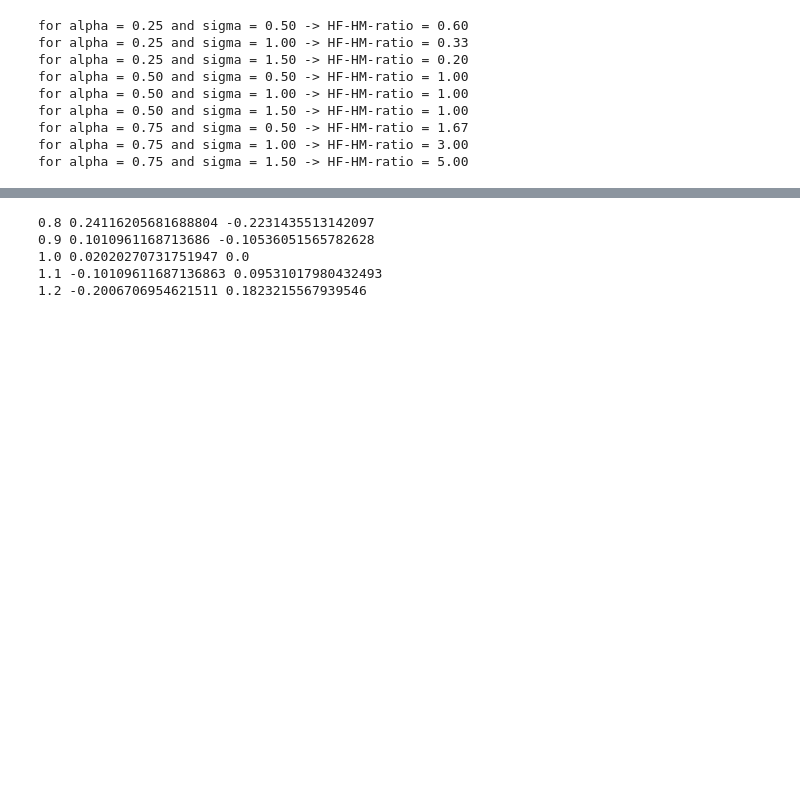
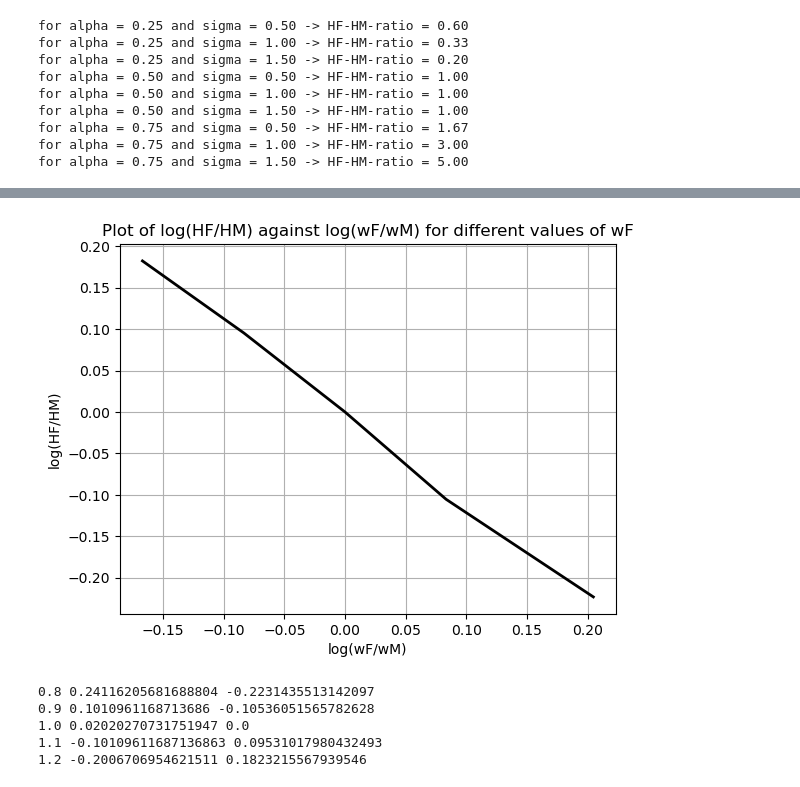
Before and after one commit to NumEconCopenhagen/projects-2023-helene-and-cecilie-class-3, a Jupyter notebook: inauguralproject/Inaugural_project_nb.ipynb, the cells around one changed output, grey strips where cells are left out. Cells and saved outputs as stored; diff of their text form; code cells hidden in the pictures; blank space fills up the shorter version.

```diff
--- a/inauguralproject/Inaugural_project_nb.ipynb
+++ b/inauguralproject/Inaugural_project_nb.ipynb
@@ -208,15 +207,3 @@ for alpha = 0.50 and sigma = 1.50 -> HF-HM-ratio = 1.00
 for alpha = 0.75 and sigma = 0.50 -> HF-HM-ratio = 1.67
 for alpha = 0.75 and sigma = 1.00 -> HF-HM-ratio = 3.00
 for alpha = 0.75 and sigma = 1.50 -> HF-HM-ratio = 5.00
-# %%
-modelB = HouseholdSpecializationModelClass()
-
-for alpha in np.linspace(0.25, 0.75, 3):
-    modelB.par.alpha = alpha
-    for sigma in np.linspace(0.5, 1.5, 3):
-        modelB.par.sigma = sigma
-        # call solve function. save solution as x
-        optimum = modelB.solve_discrete()
-        ratio = optimum.HM/optimum.HF
-        # test if attribute is present
-        print(f'for alpha = {alpha:.2f} and sigma = {sigma:.2f} -> HF-HM-ratio = {ratio:.2f}')
@@ -232,0 +212,14 @@ for alpha = 0.75 and sigma = 1.50 -> HF-HM-ratio = 0.20
+# %%
+model2 = HouseholdSpecializationModelClass()
+
+log_Hratio = []
+log_wratio =[]
+
+for wF in model2.par.wF_vec:
+    model2.par.wF = wF
+    optimum = model2.solve_discrete()
+    log_HFM = np.log(optimum.HF/optimum.HM)
+    log_Hratio = np.append(log_Hratio, log_HFM)
+    log_wF = np.log(wF/model2.par.wM)
+    log_wratio = np.append(log_wratio, log_wF)
+    print(log_Hratio, log_wratio)
@@ -233,3 +232,17 @@ for alpha = 0.75 and sigma = 1.50 -> HF-HM-ratio = 0.20
+# %%
+# create figure
+fig = plt.figure()
+# create plot
+ax = fig.add_subplot(1, 1, 1)
+ax.plot(log_Hratio, log_wratio, color='black', lw=2)
+# alterations to figure
+ax.grid()
+ax.set_xlabel("log(wF/wM)")
+ax.set_ylabel("log(HF/HM)")
+ax.set_title("Plot of log(HF/HM) against log(wF/wM) for different values of wF")
+plt.show()
+# %% [output]
+[figure, added]
 # %%
 model3 = HouseholdSpecializationModelClass()
 
```
Also changed, not shown: parts of 4 cells of this notebook.
